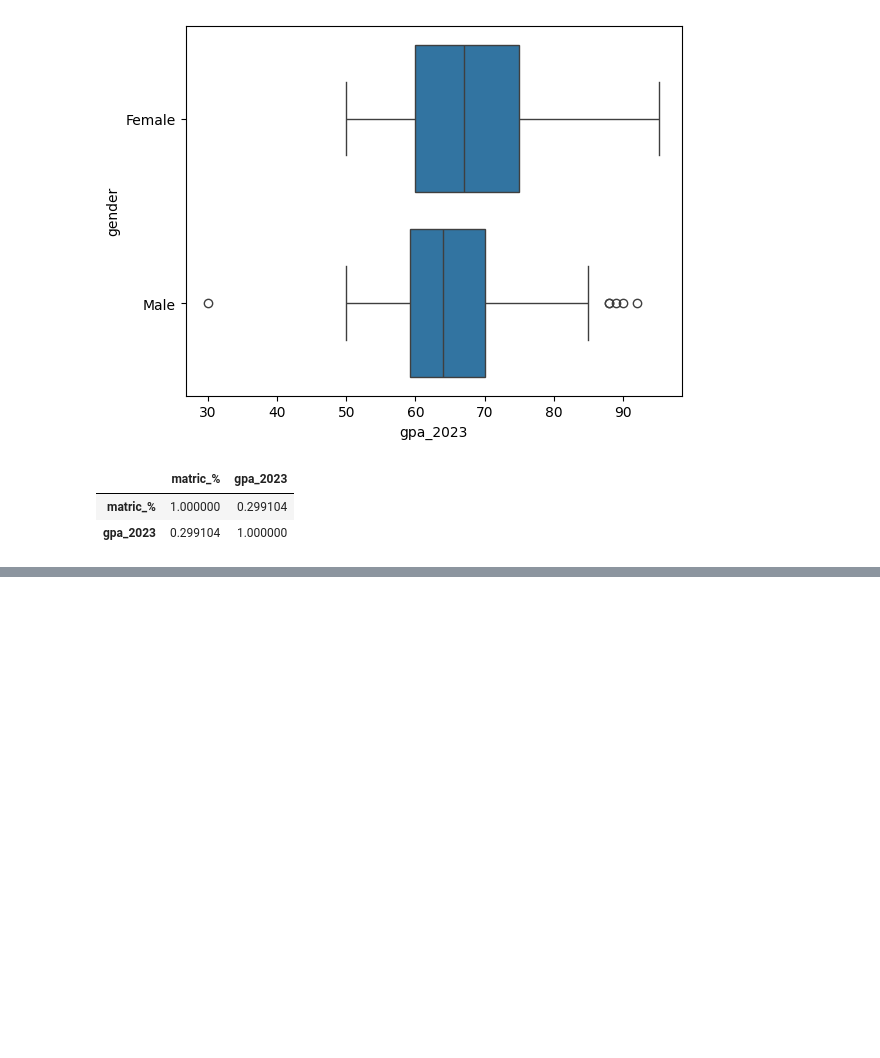
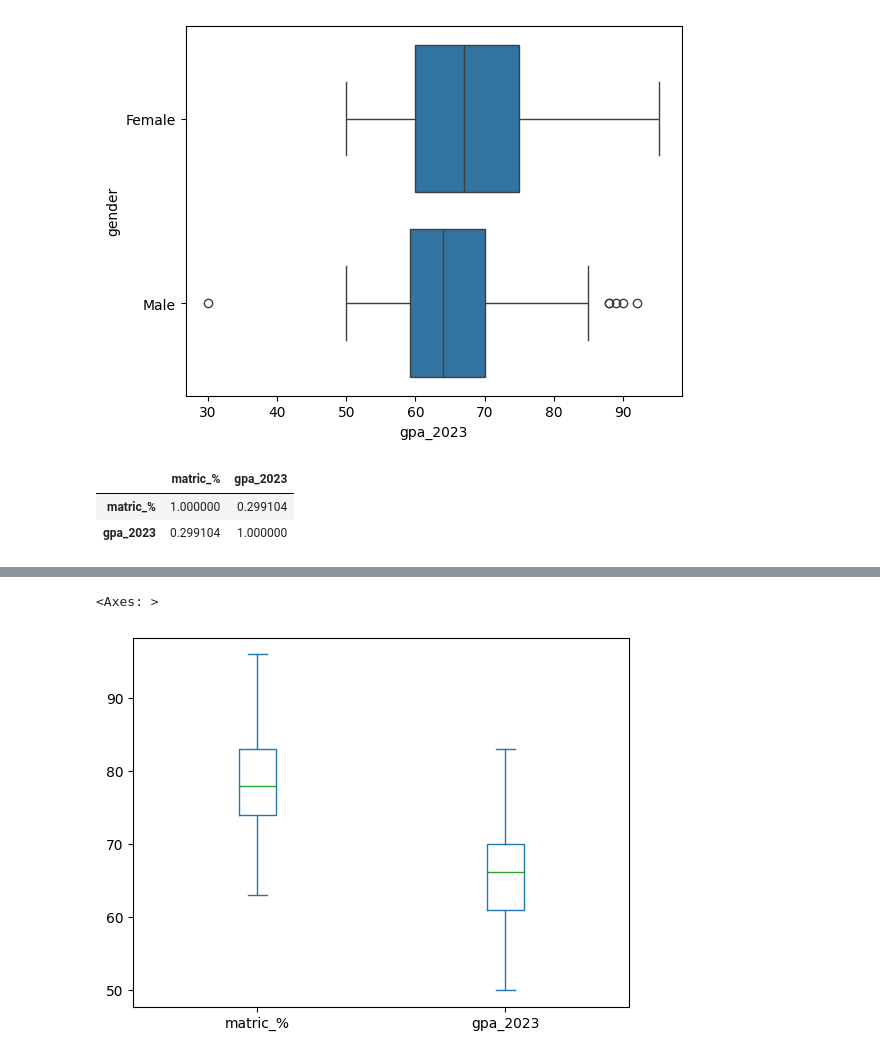
Before and after one commit to Sameerbhattarai99/ds-mlbatch-07, a Jupyter notebook: data_part/manipulation/Revisit_part.ipynb, the cells around one changed output, grey strips where cells are left out. Drawn from its saved outputs; the diff is of its cells as text; code cells hidden in the pictures; blank space fills up the shorter version.

```diff
--- a/data_part/manipulation/Revisit_part.ipynb
+++ b/data_part/manipulation/Revisit_part.ipynb
@@ -210,0 +229,2 @@ student_data.corr(numeric_only=True)
+# %%
+student_data.drop("time",axis=1,inplace=True)
@@ -210,0 +266,2 @@ student_data.corr(numeric_only=True)
+# %%
+student_data_1=student_data.dropna(thresh=5)
@@ -210,0 +324,10 @@ student_data.corr(numeric_only=True)
+# %%
+# fill null values(sum < 5), check type and impute with mean if numerical ,mode if object)
+
+for col in student_data_1.columns:
+    null_count = student_data_1[col].isna().sum()
+    if null_count > 0 :  # sum < 5
+        if pd.api.types.is_numeric_dtype(student_data_1[col]):
+            student_data_1[col].fillna(student_data_1[col].mean(),inplace=True)
+        else:
+            student_data_1[col].fillna(student_data_1[col].mode()[0],inplace=True)
@@ -210,0 +373,5 @@ student_data.corr(numeric_only=True)
+# %%
+student_data_1[["matric_%","gpa_2023"]].plot(kind="box")
+# %% [output]
+<Axes: >
+[figure, added]
```
Also changed, not shown: parts of 23 cells of this notebook.
